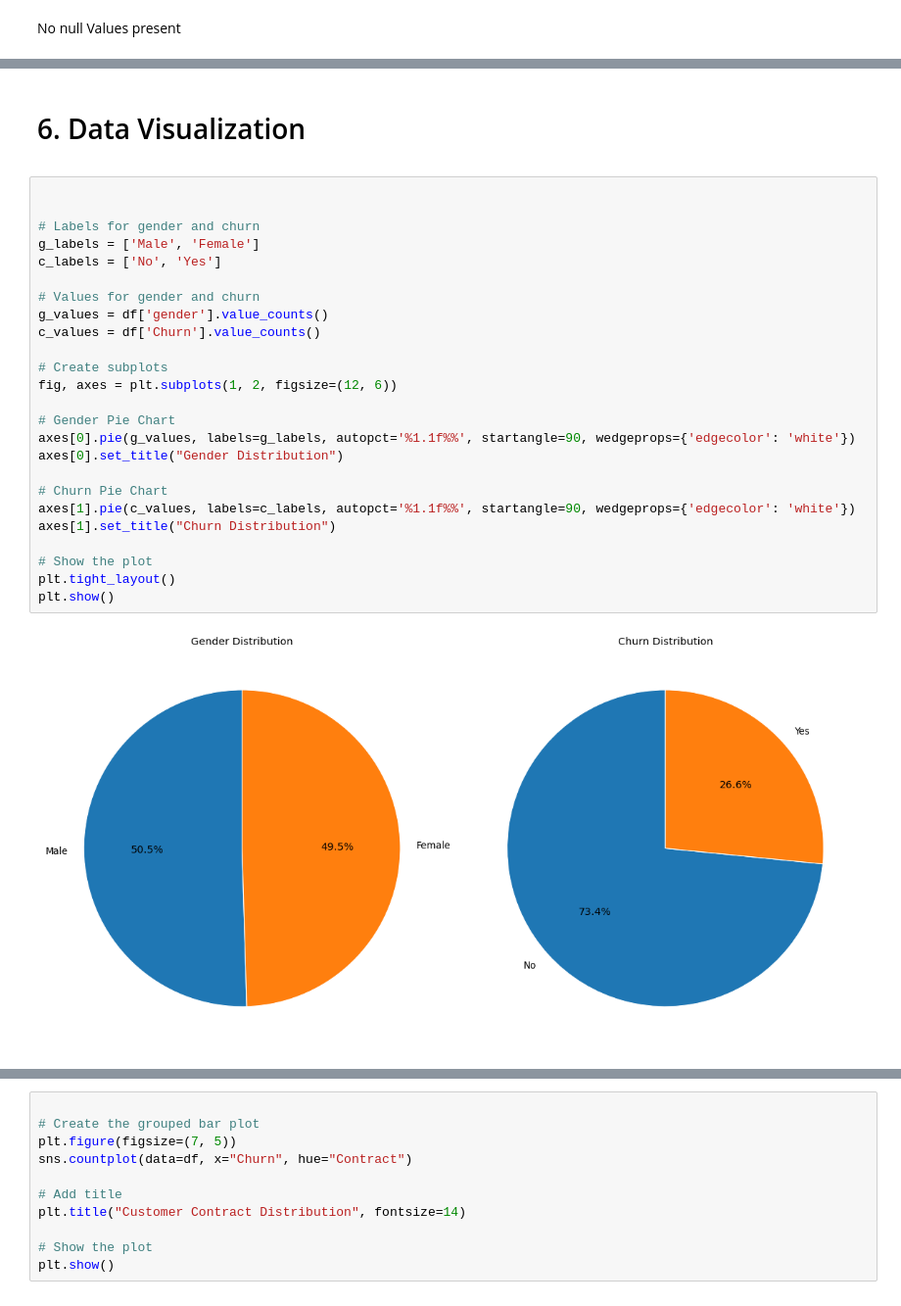
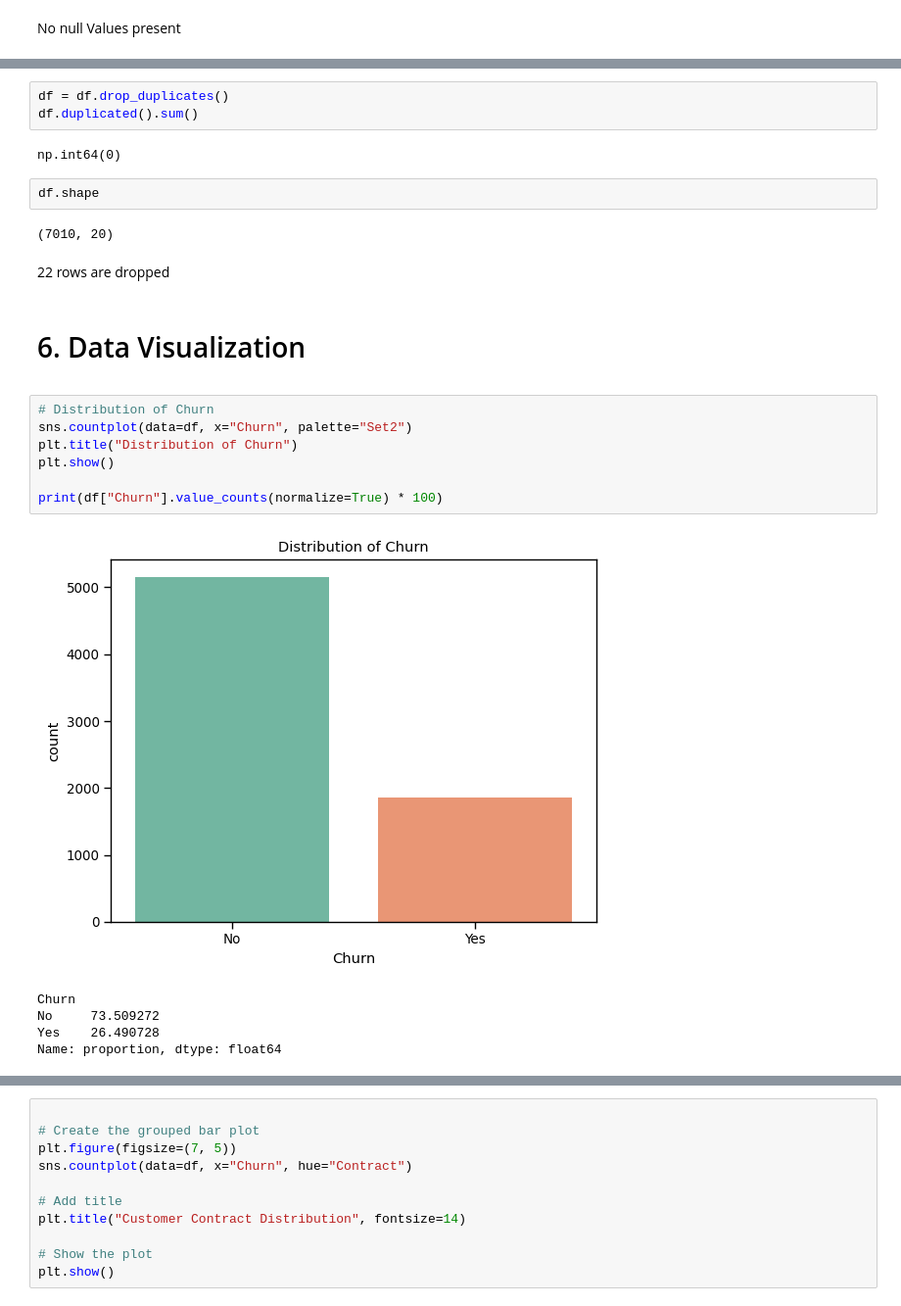
Before and after one commit to suchi-ta/Customer_churn_pred, a Jupyter notebook: Churn_prediction.ipynb, the cells around one changed output, grey strips where cells are left out. Shown at 98% size. Saved outputs shown, nothing was run; the diff lists cells and outputs as text.

```diff
--- a/Churn_prediction.ipynb
+++ b/Churn_prediction.ipynb
@@ -291,32 +321,29 @@ ___
+# %%
+df = df.drop_duplicates()
+df.duplicated().sum()
+# %% [output]
+np.int64(0)
+# %%
+df.shape
+# %% [output]
+(7010, 20)
+# %% [markdown]
+22 rows are dropped
 # %% [markdown]
 <a id = "9" ></a>
 # <span style="font-family:serif; font-size:28px;"> 6. Data Visualization </span>
 <a id = "datavisualization" ></a>
-# %%
-
-
-# Labels for gender and churn
-g_labels = ['Male', 'Female']
-c_labels = ['No', 'Yes']
-
-# Values for gender and churn
-g_values = df['gender'].value_counts()
-c_values = df['Churn'].value_counts()
-
-# Create subplots
-fig, axes = plt.subplots(1, 2, figsize=(12, 6))
-
-# Gender Pie Chart
-axes[0].pie(g_values, labels=g_labels, autopct='%1.1f%%', startangle=90, wedgeprops={'edgecolor': 'white'})
-axes[0].set_title("Gender Distribution")
-
-# Churn Pie Chart
-axes[1].pie(c_values, labels=c_labels, autopct='%1.1f%%', startangle=90, wedgeprops={'edgecolor': 'white'})
-axes[1].set_title("Churn Distribution")
-
-# Show the plot
-plt.tight_layout()
-plt.show()
-# %% [output]
-[figure, removed]
+# %%
+# Distribution of Churn
+sns.countplot(data=df, x="Churn", palette="Set2")
+plt.title("Distribution of Churn")
+plt.show()
+
+print(df["Churn"].value_counts(normalize=True) * 100)
+# %% [output]
+[figure, added]
+Churn
+No     73.509272
+Yes    26.490728
+Name: proportion, dtype: float64
 # %% [markdown]
```
Also changed, not shown: parts of 70 cells of this notebook, 1 other file.
